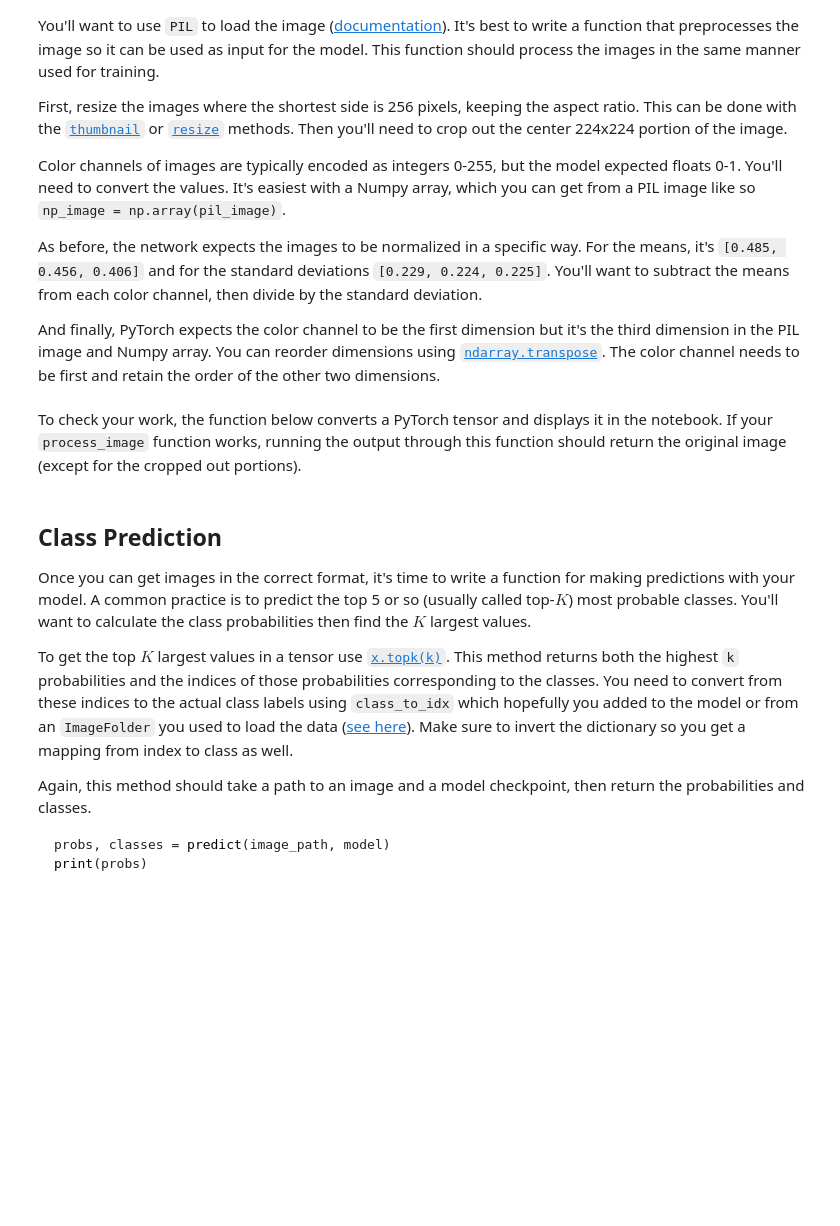
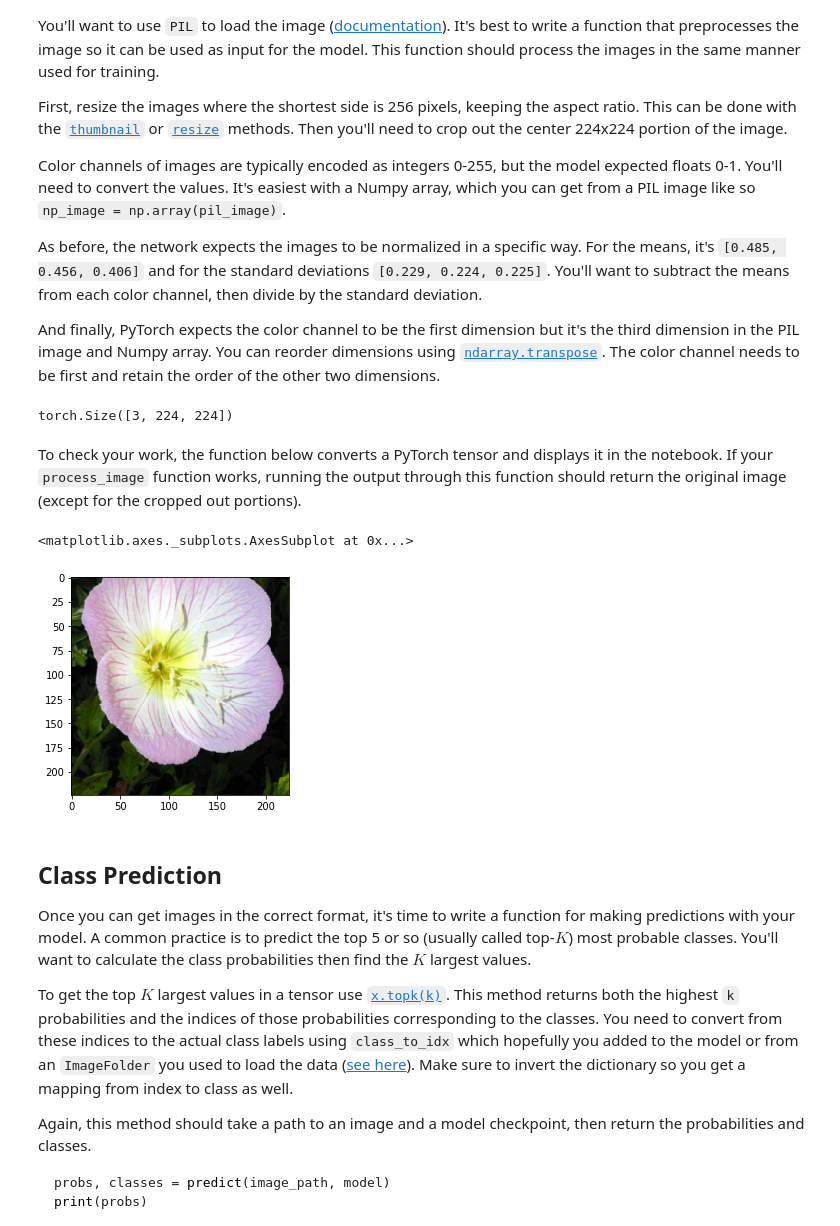
Before and after one commit to codeman27/MachineLearningNanodegree_P2, a Jupyter notebook: ImageClassifierProject.ipynb, the cells around one changed output. Saved outputs shown, nothing was run; the diff lists cells and outputs as text; code cells hidden in the pictures; blank space fills up the shorter version.

```diff
--- a/ImageClassifierProject.ipynb
+++ b/ImageClassifierProject.ipynb
@@ -302,36 +293,55 @@ Color channels of images are typically encoded as integers 0-255, but the model
 As before, the network expects the images to be normalized in a specific way. For the means, it's `[0.485, 0.456, 0.406]` and for the standard deviations `[0.229, 0.224, 0.225]`. You'll want to subtract the means from each color channel, then divide by the standard deviation.
 
 And finally, PyTorch expects the color channel to be the first dimension but it's the third dimension in the PIL image and Numpy array. You can reorder dimensions using [`ndarray.transpose`](https://docs.scipy.org/doc/numpy-1.13.0/reference/generated/numpy.ndarray.transpose.html). The color channel needs to be first and retain the order of the other two dimensions.
-# %%
-def process_image(image):
-    ''' Scales, crops, and normalizes a PIL image for a PyTorch model,
-        returns an Numpy array
-    '''
-
-    # TODO: Process a PIL image for use in a PyTorch model
+# %%
+def process_image(image):
+    image_pil = Image.open(image)
+
+    adjustments = transforms.Compose([
+        transforms.Resize(256),
+        transforms.CenterCrop(224),
+        transforms.ToTensor(),
+        transforms.Normalize([0.485, 0.456, 0.406],
+        [0.229, 0.224, 0.225])])
+
+    image_tensor = adjustments(image_pil)
+
+    return image_tensor
+
+    # TODO: Process a PIL image for use in a PyTorch model
+img = (data_dir + '/test' + '/1/' + 'image_06752.jpg')
+img = process_image(img)
+print(img.shape)
+# %% [output]
+torch.Size([3, 224, 224])
 # %% [markdown]
 To check your work, the function below converts a PyTorch tensor and displays it in the notebook. If your `process_image` function works, running the output through this function should return the original image (except for the cropped out portions).
 # %%
 def imshow(image, ax=None, title=None):
     """Imshow for Tensor."""
     if ax is None:
         fig, ax = plt.subplots()
 
     # PyTorch tensors assume the color channel is the first dimension
     # but matplotlib assumes is the third dimension
     image = image.numpy().transpose((1, 2, 0))
 
     # Undo preprocessing
     mean = np.array([0.485, 0.456, 0.406])
     std = np.array([0.229, 0.224, 0.225])
     image = std * image + mean
 
     # Image needs to be clipped between 0 and 1 or it looks like noise when displayed
     image = np.clip(image, 0, 1)
 
     ax.imshow(image)
 
     return ax
+
+imshow(process_image("flowers/test/1/image_06743.jpg"))
+# %% [output]
+<matplotlib.axes._subplots.AxesSubplot at 0x...>
+[figure, added]
 # %% [markdown]
 ## Class Prediction
 
```
Also changed, not shown: parts of 2 cells of this notebook.
